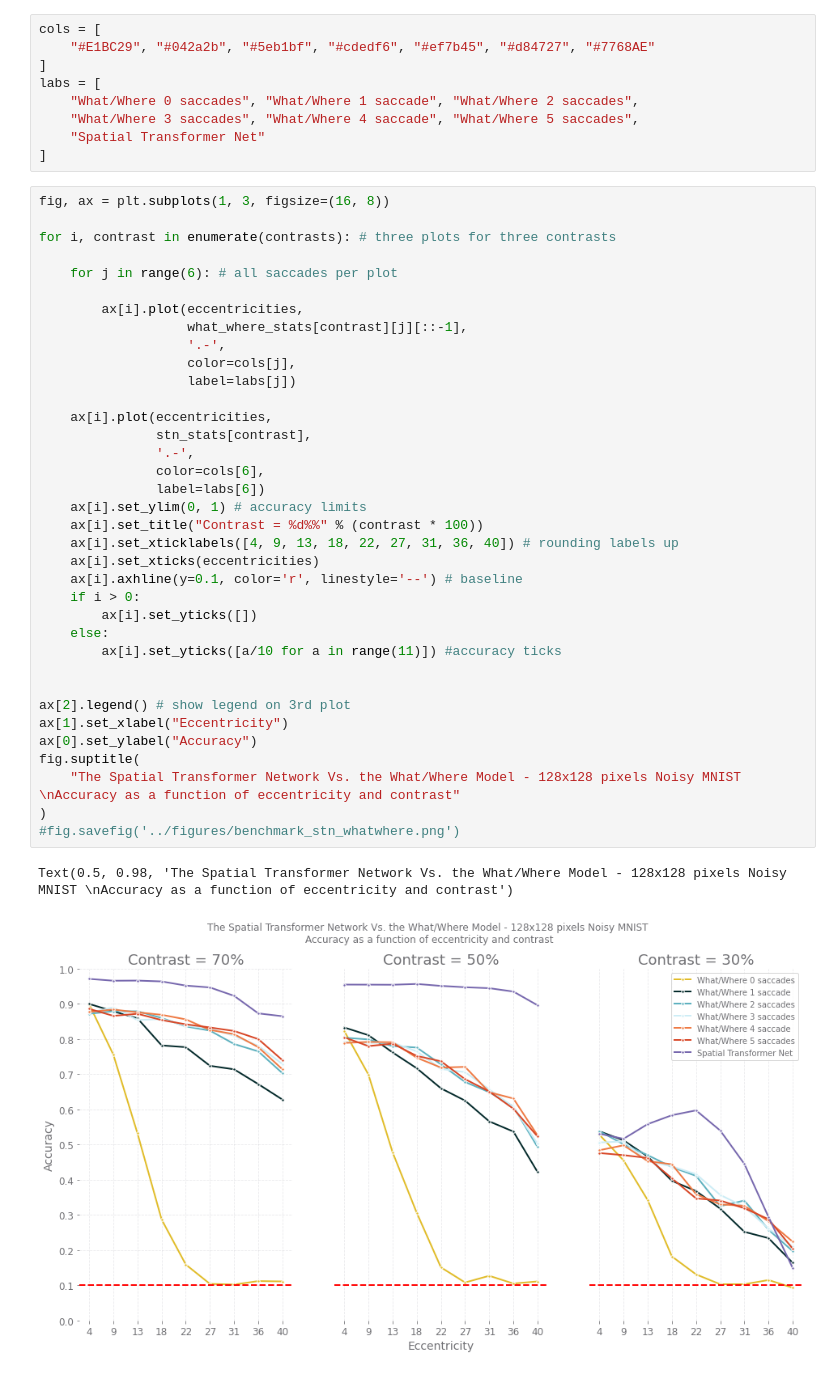
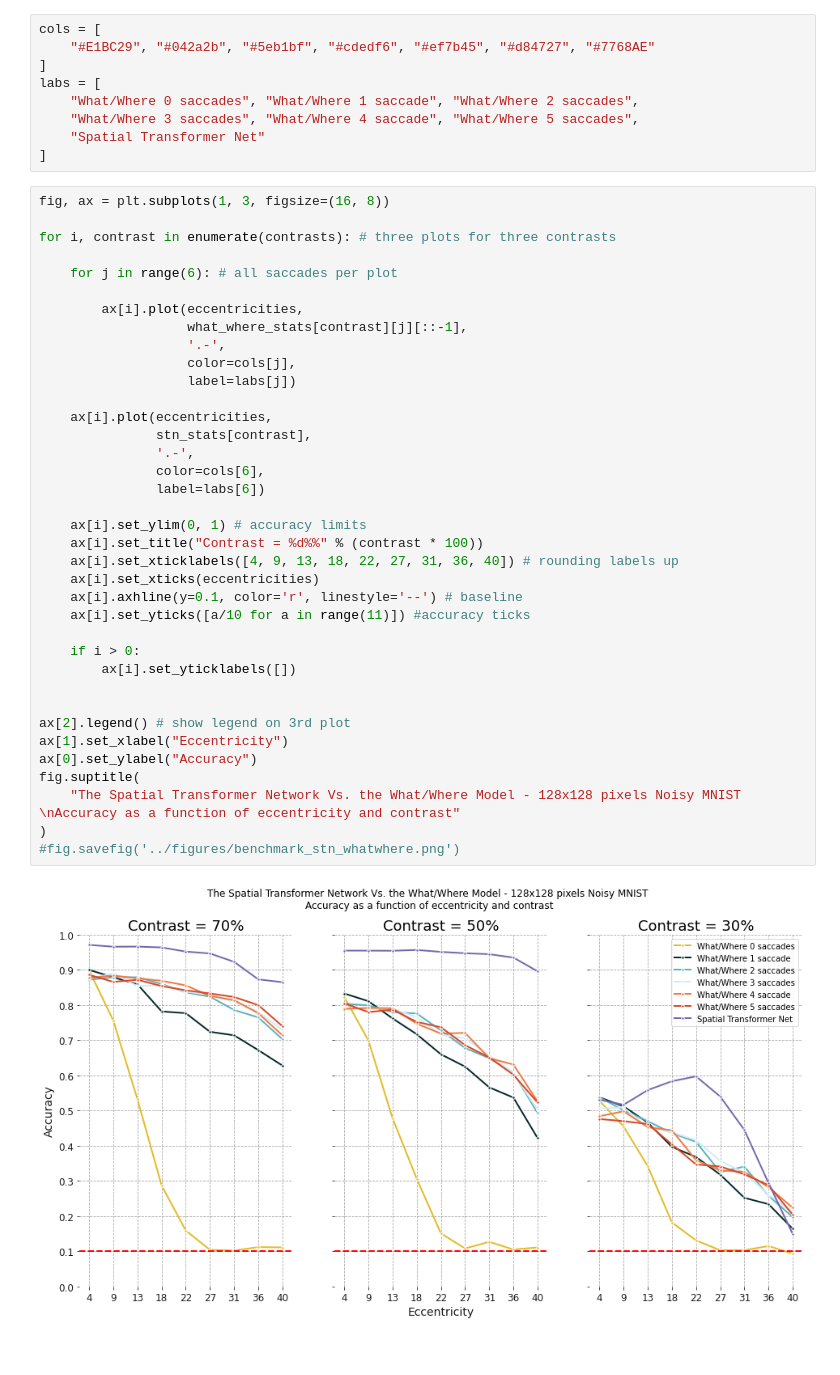
Before and after one commit to dabane-ghassan/int-lab-book, a Jupyter notebook: src/benchmark.ipynb, the cells around one changed output. Drawn from its saved outputs; the diff is of its cells as text.

```diff
--- a/src/benchmark.ipynb
+++ b/src/benchmark.ipynb
@@ -113,35 +113,35 @@ for i, contrast in enumerate(contrasts): # three plots for three contrasts
 
     for j in range(6): # all saccades per plot
 
         ax[i].plot(eccentricities,
                    what_where_stats[contrast][j][::-1],
                    '.-',
                    color=cols[j],
                    label=labs[j])
 
     ax[i].plot(eccentricities,
                stn_stats[contrast],
                '.-',
                color=cols[6],
                label=labs[6])
+
     ax[i].set_ylim(0, 1) # accuracy limits
     ax[i].set_title("Contrast = %d%%" % (contrast * 100))
     ax[i].set_xticklabels([4, 9, 13, 18, 22, 27, 31, 36, 40]) # rounding labels up
     ax[i].set_xticks(eccentricities)
     ax[i].axhline(y=0.1, color='r', linestyle='--') # baseline
+    ax[i].set_yticks([a/10 for a in range(11)]) #accuracy ticks
+
     if i > 0:
-        ax[i].set_yticks([])
-    else:
-        ax[i].set_yticks([a/10 for a in range(11)]) #accuracy ticks
+        ax[i].set_yticklabels([])
 
 
 ax[2].legend() # show legend on 3rd plot
 ax[1].set_xlabel("Eccentricity")
 ax[0].set_ylabel("Accuracy")
 fig.suptitle(
     "The Spatial Transformer Network Vs. the What/Where Model - 128x128 pixels Noisy MNIST \nAccuracy as a function of eccentricity and contrast"
 )
 #fig.savefig('../figures/benchmark_stn_whatwhere.png')
 # %% [output]
-Text(0.5, 0.98, 'The Spatial Transformer Network Vs. the What/Where Model - 128x128 pixels Noisy MNIST \nAccuracy as a function of eccentricity and contrast')
-[figure, old version]
+[figure, new version]
```
Also changed, not shown: 13 other files.
